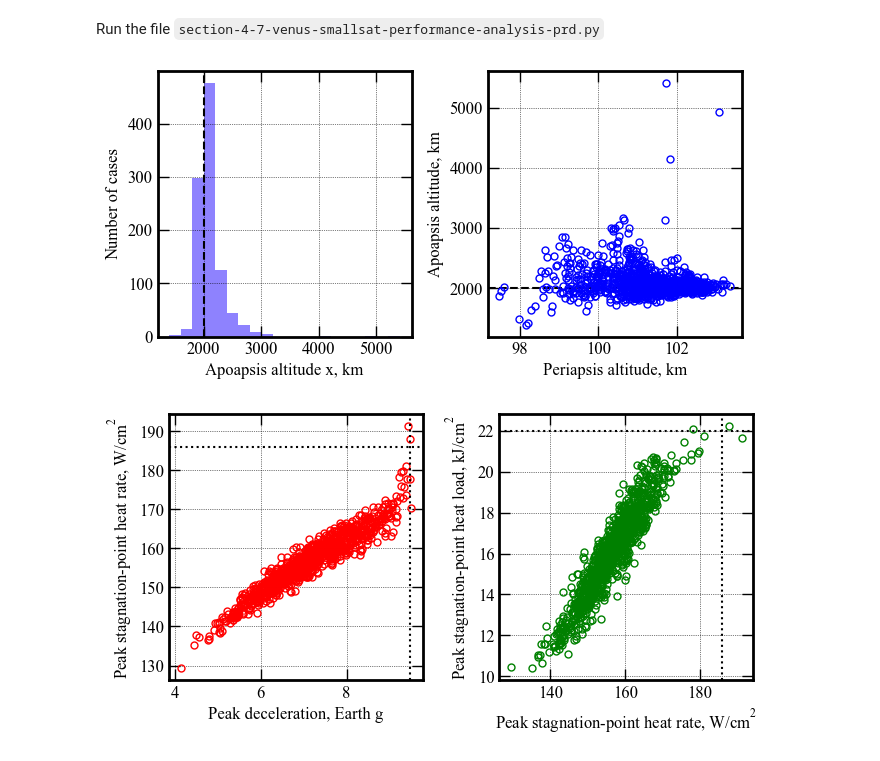
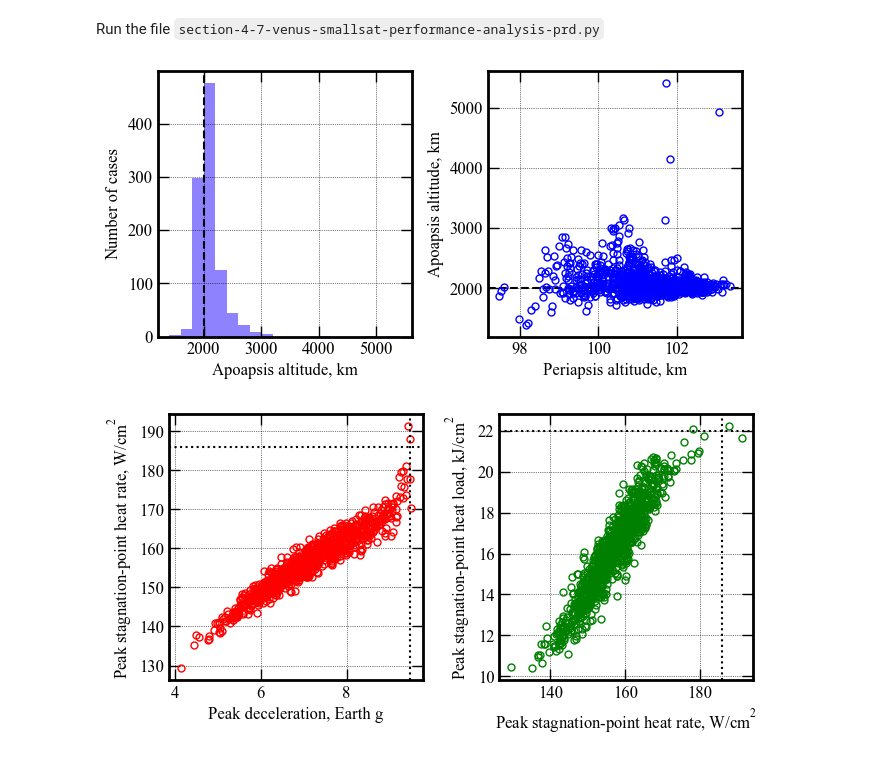
Before and after one commit to athulpg007/AMAT, a Jupyter notebook: examples/mdpi-aerospace/smallsat-mission-concepts/section-4-7-venus-smallsat-performance-analysis.ipynb, the cells around one changed output. Drawn from its saved outputs; the diff is of its cells as text; code cells hidden in the pictures.

```diff
--- a/examples/mdpi-aerospace/smallsat-mission-concepts/section-4-7-venus-smallsat-performance-analysis.ipynb
+++ b/examples/mdpi-aerospace/smallsat-mission-concepts/section-4-7-venus-smallsat-performance-analysis.ipynb
@@ -87,7 +87,7 @@ plt.subplots_adjust(wspace=0.30)
 
 axes[0].axvline(x=2000, linewidth=1.5, color='k', linestyle='dashed')
 axes[0].hist(x1, bins=20, color='xkcd:periwinkle')
-axes[0].set_xlabel('Apoapsis altitude x, km', fontsize=12)
+axes[0].set_xlabel('Apoapsis altitude, km', fontsize=12)
 axes[0].set_ylabel('Number of cases', fontsize=12)
 
 axes[0].tick_params(direction='in')
@@ -104,34 +104,34 @@ axes[1].set_ylabel('Apoapsis altitude, km', fontsize=12)
 
 
 axes[1].tick_params(direction='in')
 axes[1].yaxis.set_ticks_position('both')
 axes[1].xaxis.set_ticks_position('both')
 axes[1].tick_params(axis='x',labelsize=12)
 axes[1].tick_params(axis='y',labelsize=12)
 
 for ax in axes:
     ax.xaxis.set_tick_params(direction='in', which='both')
     ax.yaxis.set_tick_params(direction='in', which='both')
     ax.xaxis.set_tick_params(width=1, length=8)
     ax.yaxis.set_tick_params(width=1, length=8)
     ax.xaxis.set_tick_params(width=1, length=6, which='minor')
     ax.yaxis.set_tick_params(width=1, length=6, which='minor')
     ax.xaxis.grid(which='major', color='k', linestyle='dotted', linewidth=0.5)
     ax.xaxis.grid(which='minor', color='k', linestyle='dotted', linewidth=0.0)
     ax.yaxis.grid(which='major', color='k', linestyle='dotted', linewidth=0.5)
     ax.yaxis.grid(which='minor', color='k', linestyle='dotted', linewidth=0.0)
 
     for axis in ['top', 'bottom', 'left', 'right']:
         ax.spines[axis].set_linewidth(2)
 
 plt.savefig('../../../data/mdpi-aerospace/smallsat-mission-concepts/venus/venus-smallsat-apoapsis-vs-periapsis.png', dpi= 300,bbox_inches='tight')
 plt.savefig('../../../data/mdpi-aerospace/smallsat-mission-concepts/venus/venus-smallsat-apoapsis-vs-periapsis.pdf', dpi=300,bbox_inches='tight')
 plt.savefig('../../../data/mdpi-aerospace/smallsat-mission-concepts/venus/venus-smallsat-apoapsis-vs-periapsis.eps', dpi=300,bbox_inches='tight')
 
 
 plt.show()
 # %% [output]
-[figure, old version]
+[figure, new version]
 # %%
 fig, axes = plt.subplots(1, 2, figsize = (6.5, 3.25))
 plt.rc('font',family='Times New Roman')
```
Also changed, not shown: parts of 6 cells of this notebook, 9 other files.
